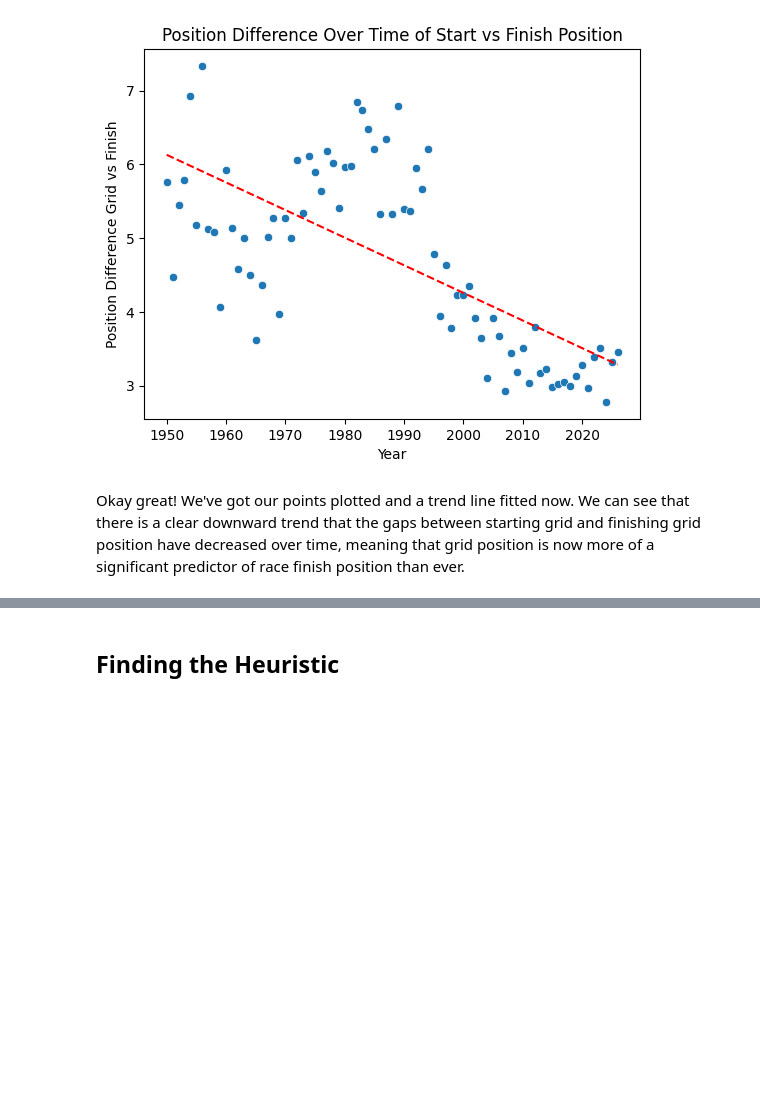
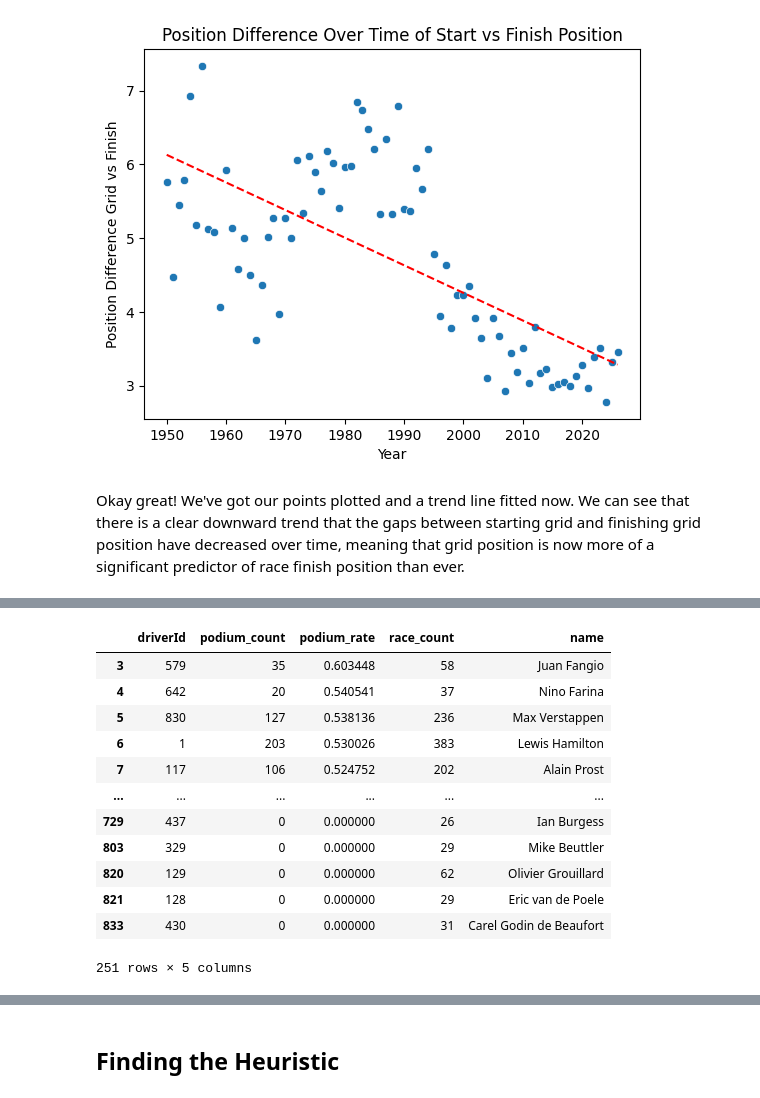
Before and after one commit to DaveAhearne/F1Prediction, a Jupyter notebook: F1Predictor.ipynb, the cells around one changed output, grey strips where cells are left out. Cells and saved outputs as stored; diff of their text form; code cells hidden in the pictures; blank space fills up the shorter version.

```diff
--- a/F1Predictor.ipynb
+++ b/F1Predictor.ipynb
@@ -253,0 +331,18 @@ Okay great! We've got our points plotted and a trend line fitted now. We can see
+# %%
+min_24_races_driver_position_df = driver_position_df[driver_position_df["race_count"] > 24]
+min_24_races_driver_position_df = min_24_races_driver_position_df.sort_values("podium_rate", ascending=False)
+min_24_races_driver_position_df
+# %% [output]
+|  | driverId | podium_count | podium_rate | race_count | name |
+| 3 | 579 | 35 | 0.603448 | 58 | Juan Fangio |
+| 4 | 642 | 20 | 0.540541 | 37 | Nino Farina |
+| 5 | 830 | 127 | 0.538136 | 236 | Max Verstappen |
+| 6 | 1 | 203 | 0.530026 | 383 | Lewis Hamilton |
+| 7 | 117 | 106 | 0.524752 | 202 | Alain Prost |
+| ... | ... | ... | ... | ... | ... |
+| 729 | 437 | 0 | 0.000000 | 26 | Ian Burgess |
+| 803 | 329 | 0 | 0.000000 | 29 | Mike Beuttler |
+| 820 | 129 | 0 | 0.000000 | 62 | Olivier Grouillard |
+| 821 | 128 | 0 | 0.000000 | 29 | Eric van de Poele |
+| 833 | 430 | 0 | 0.000000 | 31 | Carel Godin de Beaufort |
+251 rows × 5 columns
```
Also changed, not shown: parts of 12 cells of this notebook.
